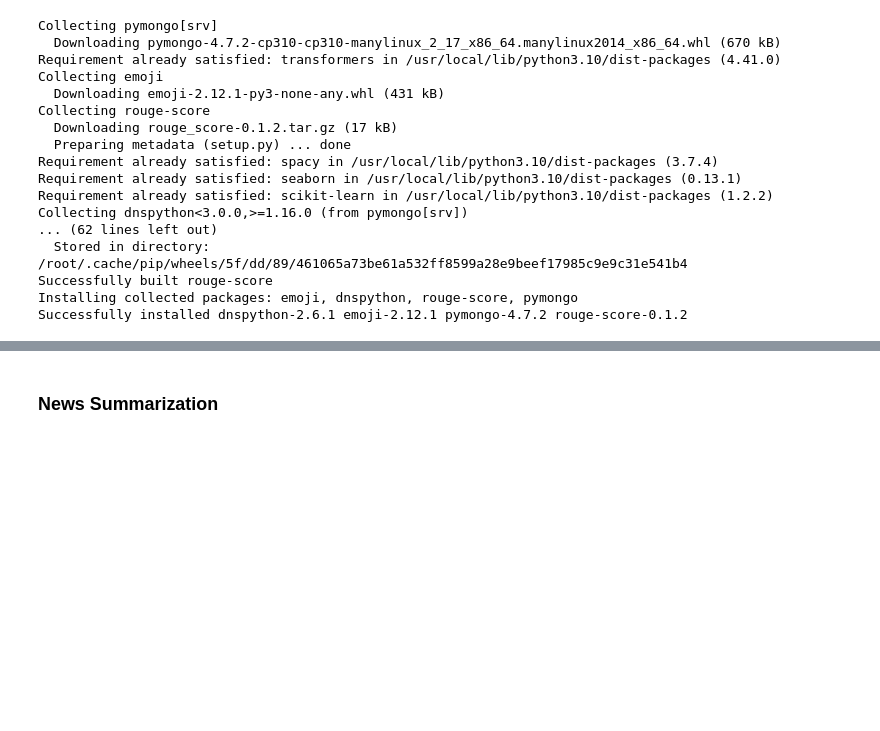
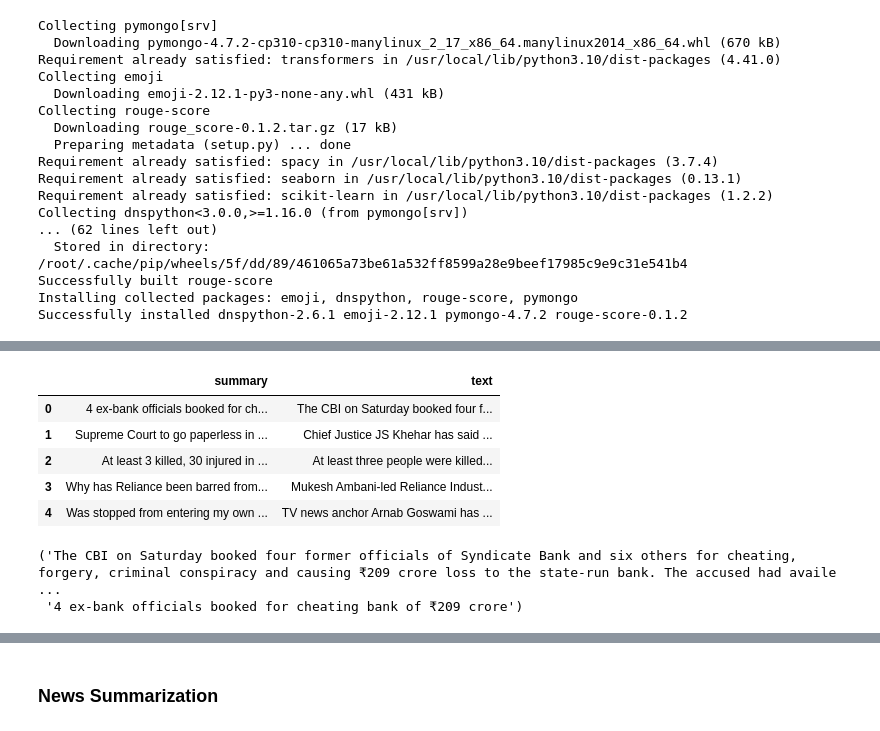
Before and after one commit to trehansalil/Py_Projects, a Jupyter notebook: News_Summarization/experiment.ipynb, the cells around one changed output, grey strips where cells are left out. Saved outputs shown, nothing was run; the diff lists cells and outputs as text; code cells hidden in the pictures; blank space fills up the shorter version.

```diff
--- a/News_Summarization/experiment.ipynb
+++ b/News_Summarization/experiment.ipynb
@@ -80,3 +91,20 @@ df.head()
+# %%
+
+kf = pd.read_excel('/content/Inshorts Cleaned Data.xlsx')[['Headline', 'Short']].rename(columns={'Headline': 'summary', 'Short': 'text'})
+
+kf.head()
+# %% [output]
+|  | summary | text |
+| 0 | 4 ex-bank officials booked for ch... | The CBI on Saturday booked four f... |
+| 1 | Supreme Court to go paperless in ... | Chief Justice JS Khehar has said ... |
+| 2 | At least 3 killed, 30 injured in ... | At least three people were killed... |
+| 3 | Why has Reliance been barred from... | Mukesh Ambani-led Reliance Indust... |
+| 4 | Was stopped from entering my own ... | TV news anchor Arnab Goswami has ... |
+# %%
+kf['text'][0], kf['summary'][0]
+# %% [output]
+('The CBI on Saturday booked four former officials of Syndicate Bank and six others for cheating, forgery, criminal conspiracy and causing ₹209 crore loss to the state-run bank. The accused had availe ...
+ '4 ex-bank officials booked for cheating bank of ₹209 crore')
 # %%
 df['category'].explode().value_counts()
 # %% [output]
```
Also changed, not shown: parts of 24 cells of this notebook.
